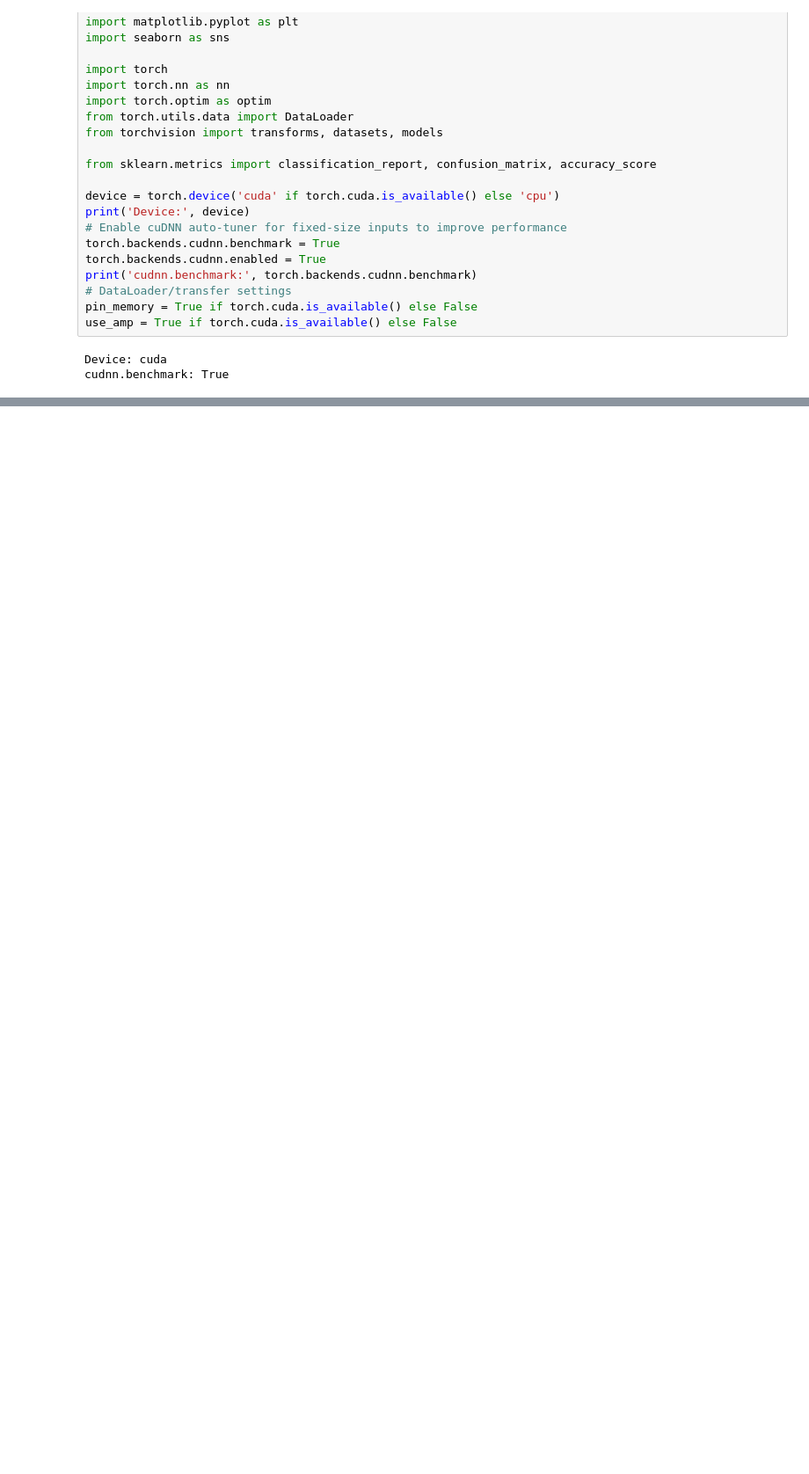
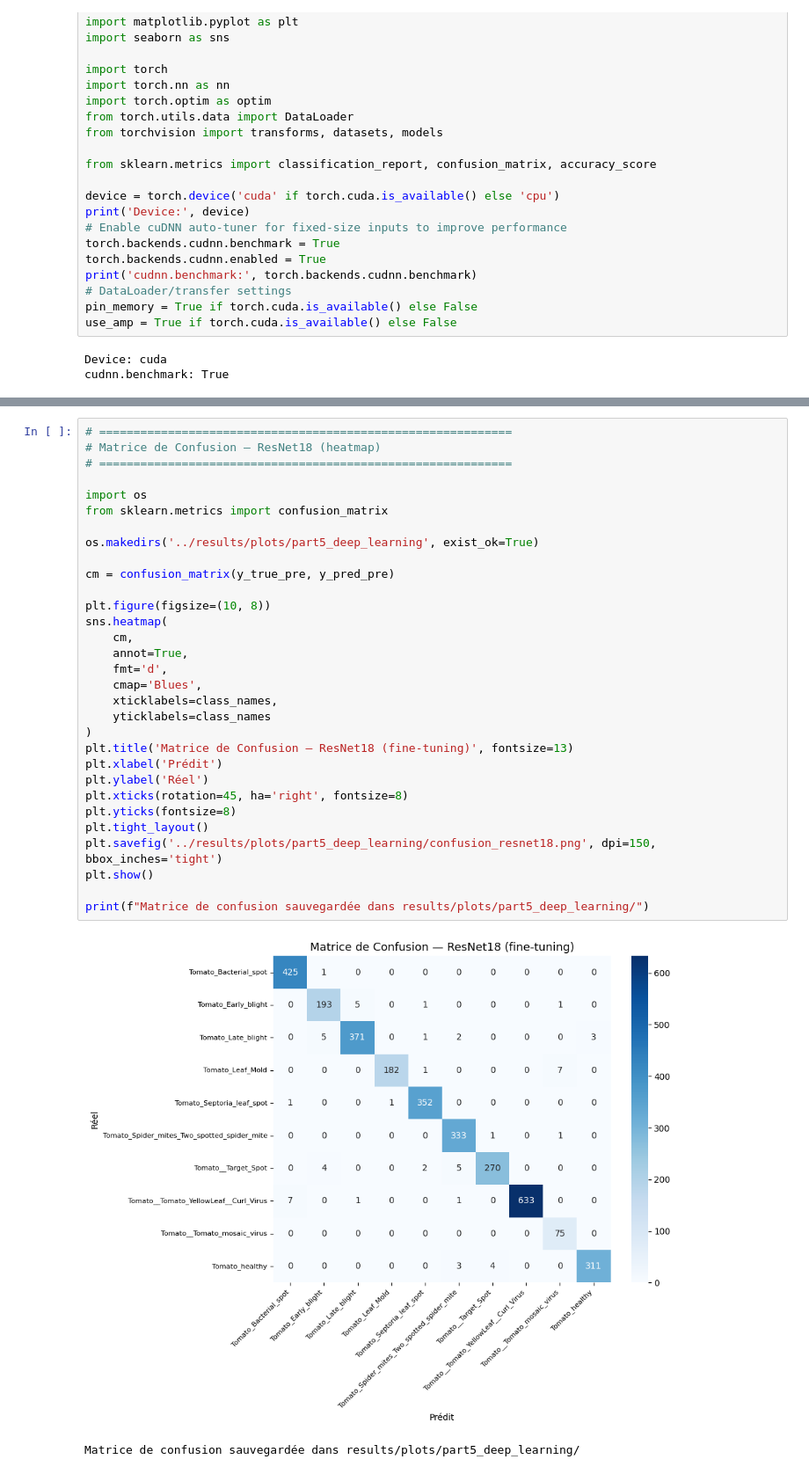
Before and after one commit to Louay012/Computer-Vision, a Jupyter notebook: notebooks/plant_disease_pipeline_deep_learning.ipynb, the cells around one changed output, grey strips where cells are left out. Shown at 88% size. Drawn from its saved outputs; the diff is of its cells as text; blank space fills up the shorter version.

```diff
--- a/notebooks/plant_disease_pipeline_deep_learning.ipynb
+++ b/notebooks/plant_disease_pipeline_deep_learning.ipynb
@@ -286,0 +309,34 @@ Saved model_resnet18
+# %%
+# ============================================================
+# Matrice de Confusion — ResNet18 (heatmap)
+# ============================================================
+
+import os
+from sklearn.metrics import confusion_matrix
+
+os.makedirs('../results/plots/part5_deep_learning', exist_ok=True)
+
+cm = confusion_matrix(y_true_pre, y_pred_pre)
+
+plt.figure(figsize=(10, 8))
+sns.heatmap(
+    cm,
+    annot=True,
+    fmt='d',
+    cmap='Blues',
+    xticklabels=class_names,
+    yticklabels=class_names
+)
+plt.title('Matrice de Confusion — ResNet18 (fine-tuning)', fontsize=13)
+plt.xlabel('Prédit')
+plt.ylabel('Réel')
+plt.xticks(rotation=45, ha='right', fontsize=8)
+plt.yticks(fontsize=8)
+plt.tight_layout()
+plt.savefig('../results/plots/part5_deep_learning/confusion_resnet18.png', dpi=150, bbox_inches='tight')
+plt.show()
+
+print(f"Matrice de confusion sauvegardée dans results/plots/part5_deep_learning/")
+# %% [output]
+[figure, added]
+Matrice de confusion sauvegardée dans results/plots/part5_deep_learning/
```
Also changed, not shown: parts of 13 cells of this notebook, 9 other files.
